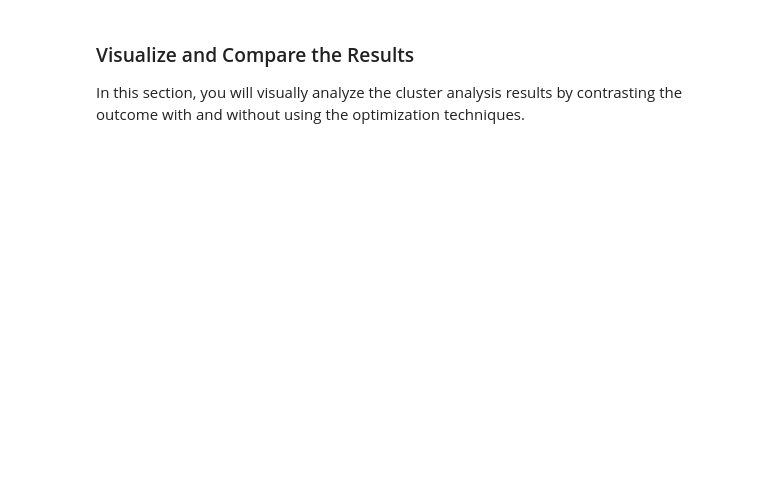
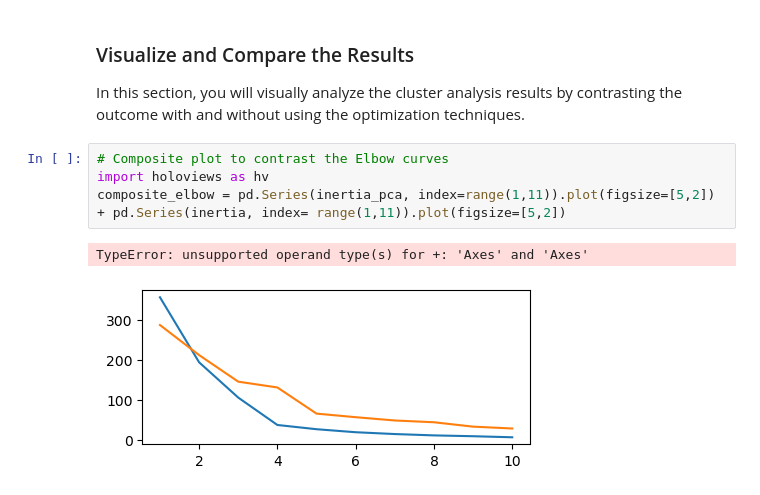
Before and after one commit to adrianfraile95/Crypto_Clustering, a Jupyter notebook: Crypto_Clustering.ipynb, the cells around one changed output. Drawn from its saved outputs; the diff is of its cells as text; blank space fills up the shorter version.

```diff
--- a/Crypto_Clustering.ipynb
+++ b/Crypto_Clustering.ipynb
@@ -254,4 +405,11 @@ crypto_scaled
 ### Visualize and Compare the Results
 
 In this section, you will visually analyze the cluster analysis results by contrasting the outcome with and without using the optimization techniques.
+# %%
+# Composite plot to contrast the Elbow curves
+import holoviews as hv
+composite_elbow = pd.Series(inertia_pca, index=range(1,11)).plot(figsize=[5,2]) + pd.Series(inertia, index= range(1,11)).plot(figsize=[5,2])
+# %% [output]
+TypeError: unsupported operand type(s) for +: 'Axes' and 'Axes'
+[figure, added]
 # %%
```
Also changed, not shown: parts of 28 cells of this notebook.
